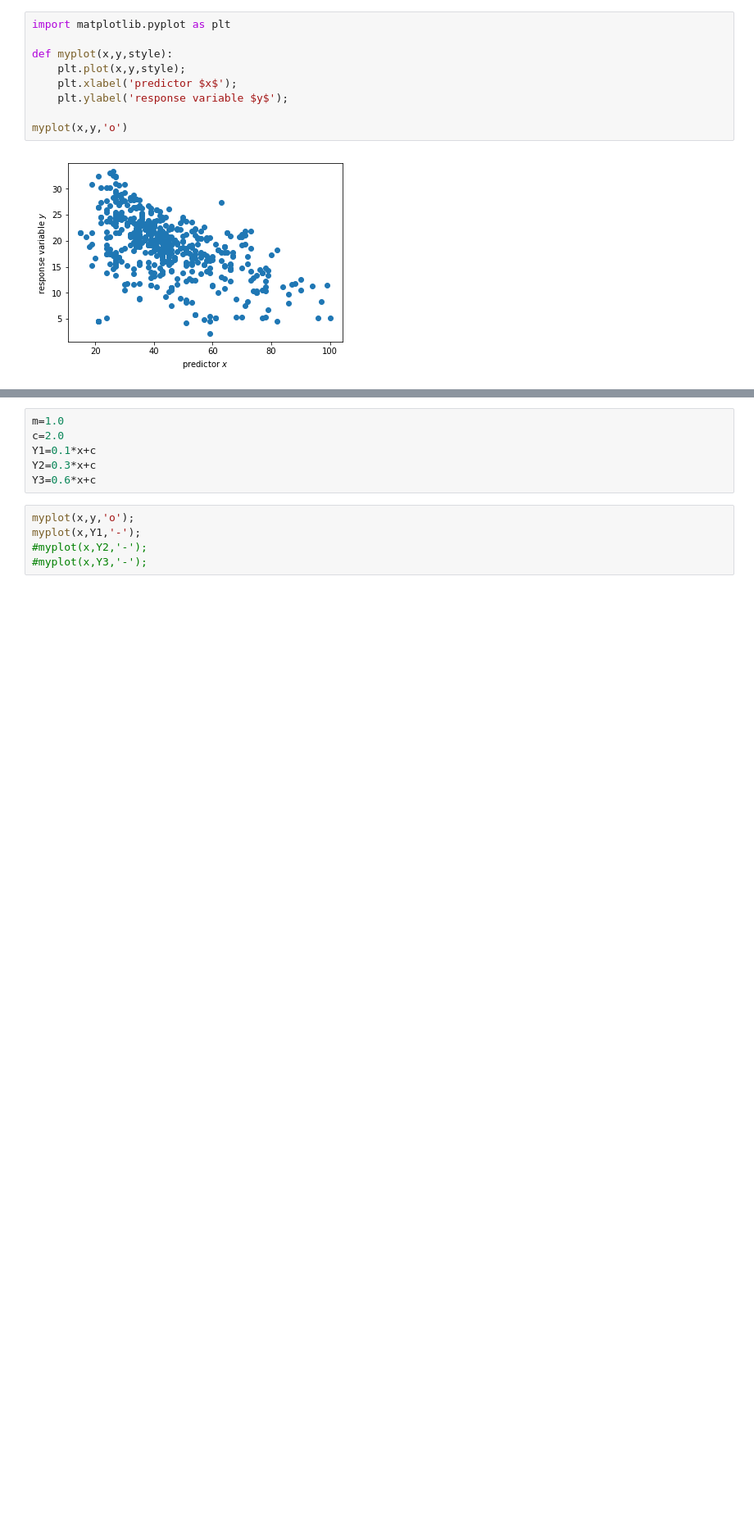
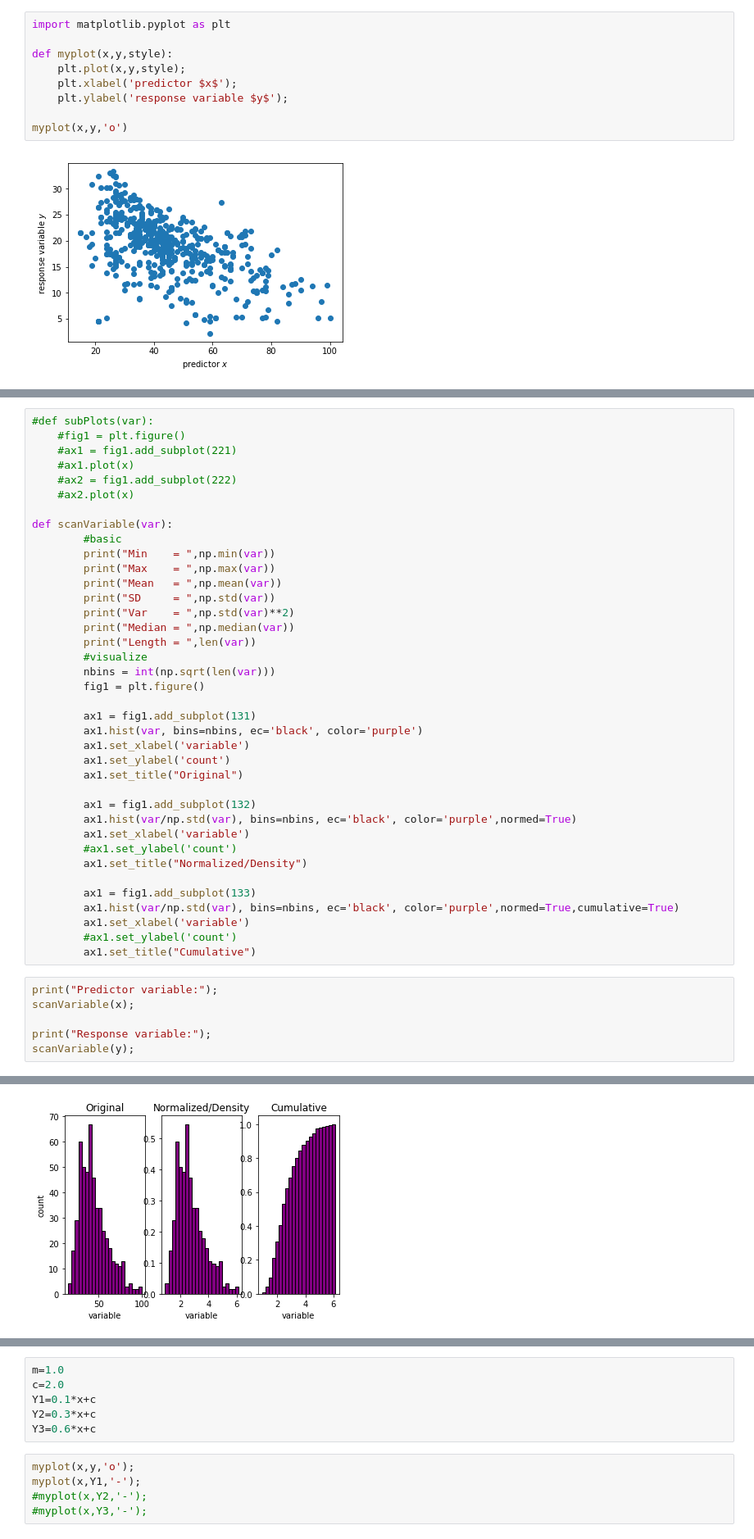
Before and after one commit to JanaLasser/data-science-course, a Jupyter notebook: day3/02-linear-regression.ipynb, the cells around one changed output, grey strips where cells are left out. Shown at 82% size. Cells and saved outputs as stored; diff of their text form; blank space fills up the shorter version.

```diff
--- a/day3/02-linear-regression.ipynb
+++ b/day3/02-linear-regression.ipynb
@@ -91,0 +119,45 @@ myplot(x,y,'o')
+# %%
+#def subPlots(var):
+    #fig1 = plt.figure()
+    #ax1 = fig1.add_subplot(221)
+    #ax1.plot(x)
+    #ax2 = fig1.add_subplot(222)
+    #ax2.plot(x)
+
+def scanVariable(var):
+        #basic
+        print("Min    = ",np.min(var))
+        print("Max    = ",np.max(var))
+        print("Mean   = ",np.mean(var))
+        print("SD     = ",np.std(var))
+        print("Var    = ",np.std(var)**2)
+        print("Median = ",np.median(var))
+        print("Length = ",len(var))
+        #visualize
+        nbins = int(np.sqrt(len(var)))
+        fig1 = plt.figure()
+
+        ax1 = fig1.add_subplot(131)
+        ax1.hist(var, bins=nbins, ec='black', color='purple')
+        ax1.set_xlabel('variable')
+        ax1.set_ylabel('count')
+        ax1.set_title("Original")
+
+        ax1 = fig1.add_subplot(132)
+        ax1.hist(var/np.std(var), bins=nbins, ec='black', color='purple',normed=True)
+        ax1.set_xlabel('variable')
+        #ax1.set_ylabel('count')
+        ax1.set_title("Normalized/Density")
+
+        ax1 = fig1.add_subplot(133)
+        ax1.hist(var/np.std(var), bins=nbins, ec='black', color='purple',normed=True,cumulative=True)
+        ax1.set_xlabel('variable')
+        #ax1.set_ylabel('count')
+        ax1.set_title("Cumulative")
+# %%
+print("Predictor variable:");
+scanVariable(x);
+
+print("Response variable:");
+scanVariable(y);
+# %% [output]
@@ -91,0 +180 @@ myplot(x,y,'o')
+[figure, added]
```
Also changed, not shown: parts of 52 cells of this notebook.
